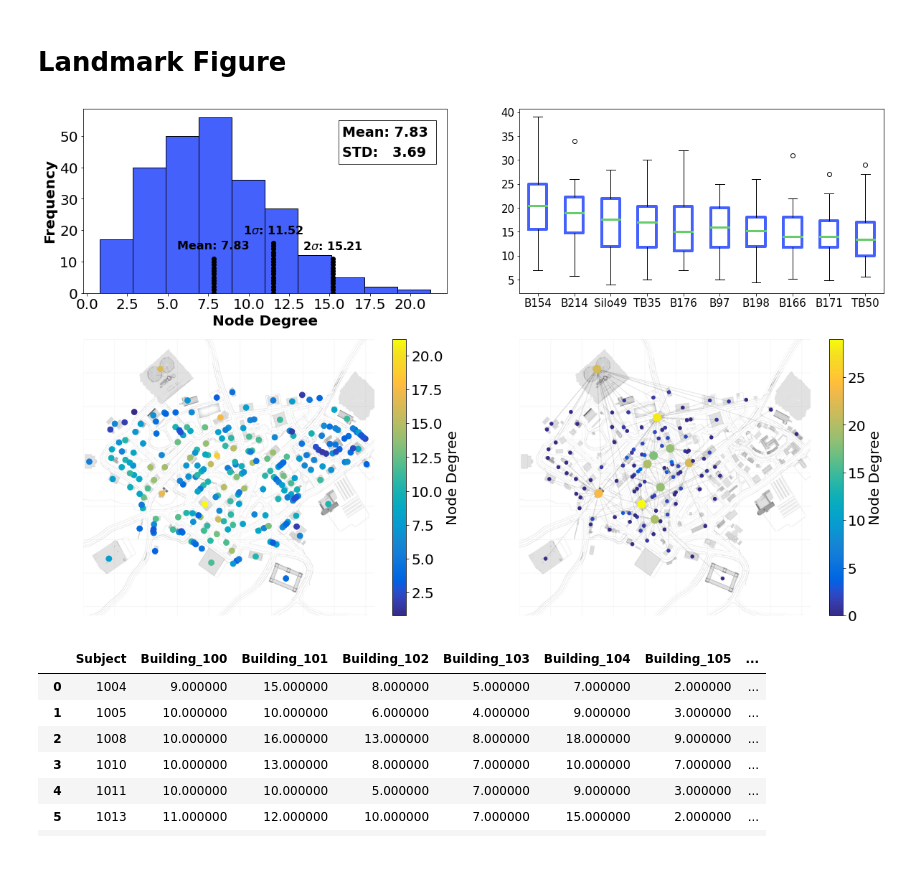
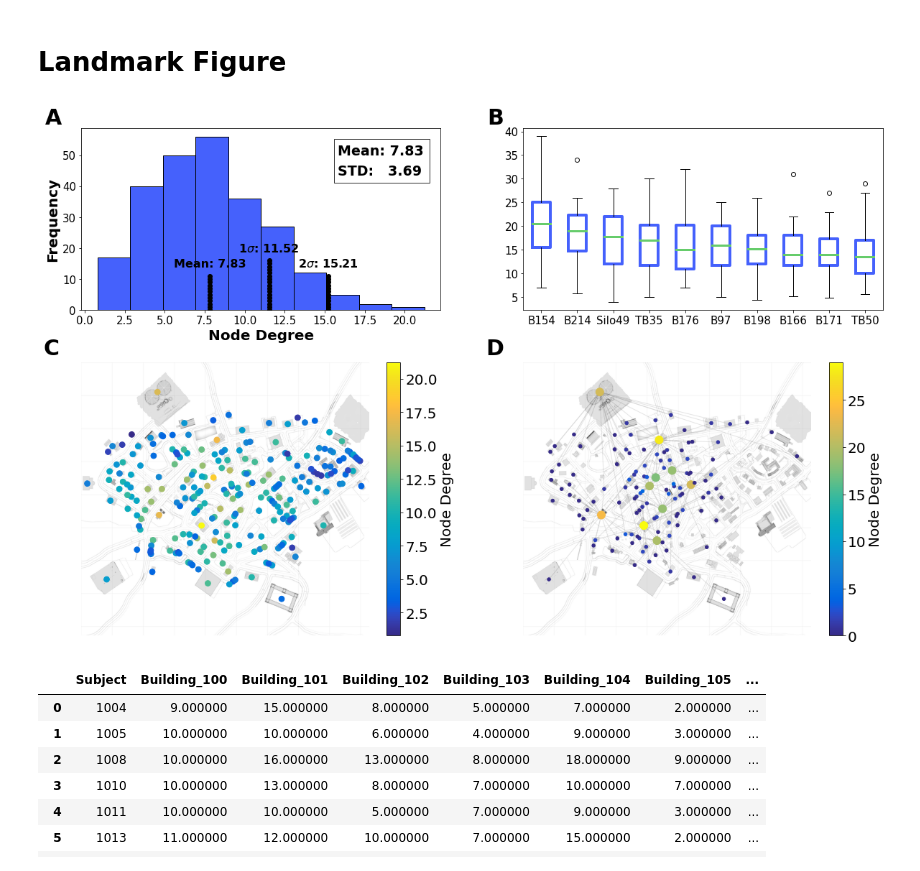
Before and after one commit to lucasessmann/GTA_ET, a Jupyter notebook: GraphAnalysis.ipynb, the cells around one changed output. Saved outputs shown, nothing was run; the diff lists cells and outputs as text; code cells hidden in the pictures.

```diff
--- a/GraphAnalysis.ipynb
+++ b/GraphAnalysis.ipynb
@@ -118,7 +115,12 @@ transform_matrix = transform_infos["perspective_transform_matrix"]
 white_bg_img = cv2.imread("./ressources/map_white.png")
 
 
+# Global variables
 fontsize = 20
+fontweight = 'bold'
+labelfontsize = 30
+figurelabels = ['A','B','C','D']
+
 
 green = [0.40,0.80,0.42]
 blue = [0.27,0.38,0.99]
@@ -776,7 +815,10 @@ AverageSubViewingDoc Dataframe saved
 # %%
 save_bool = True # True if you want to save the figure
 
-# Prep
+# load gazes and noise file
+gazes = pd.read_csv(GIT_GRAPH_PATH+ "all_gazes.csv")
+noise = pd.read_csv(GIT_GRAPH_PATH+ "all_noise.csv")
+
 
 all_views = np.concatenate((gazes.timeDiff.values, noise.timeDiff.values), axis=0)
 
@@ -800,18 +842,27 @@ gs = gridspec.GridSpec(ncols=2, nrows=1,
 
 ax1 = figgy.add_subplot(gs[0])
 plt.hist(all_views, 31, ec='k', color=blue)
-ax1.set_xlabel('Hitpoint Time (ms)', fontsize=fontsize)
-ax1.set_ylabel('Probability', fontsize=fontsize)
+ax1.set_xlabel('Hitpoint Time (ms)', fontsize=fontsize+10)
+ax1.set_ylabel('Probability', fontsize=fontsize+10)
 ax1.set_xticks([33, 233, 433, 633, 833, 1033])
 ax1.set_yticks([180000, 360000, 540000])
 prob_ticks = [round(180000/len(all_views),2), round(360000/len(all_views),2), round(540000/len(all_views),2)]
 ax1.set_yticklabels(prob_ticks)
 
+plt.setp(ax1.get_xticklabels(), Fontsize=fontsize+5)
+plt.setp(ax1.get_yticklabels(), Fontsize=fontsize+5)
+
+plt.text(-150,585000,figurelabels[0],fontdict={'fontweight':fontweight,'fontsize':labelfontsize})
+
+
+
 ax2 = figgy.add_subplot(gs[1])
 plt.pie(sizes, labels=labels, colors=colors,
 autopct='%1.1f%%', shadow=False, startangle=120)
-plt.rcParams['font.size'] = fontsize-5
+plt.rcParams['font.size'] = labelfontsize-5
 
+
+ax2.text(-1.2,1.2,figurelabels[1],fontdict={'fontweight':fontweight,'fontsize':labelfontsize})
 
 # ---------- SAVING ---------
 
@@ -1081,7 +1139,7 @@ if save_bool == True:
 # Landmark Figure
 # %%
 plot_edges_bool = False
-save_bool = False
+save_bool = True
 
 
 # PREPARATION
@@ -1191,8 +1249,8 @@ top10_short = ['B154', 'B214', 'Silo49', 'TB35', 'B176', 'B97', 'B198', 'B166',
 figgy = plt.figure(figsize=(20,13))
 # create grid for different subplots
 gs = gridspec.GridSpec(ncols=2, nrows=2,
-                         width_ratios=[1, 1], wspace=0.2,
-                         hspace=0.2, height_ratios=[1, 1.5])
+                         width_ratios=[1, 1], wspace=0.23,
+                         hspace=0.23, height_ratios=[1, 1.5])
 
 
 
@@ -1387,35 +1445,39 @@ nx.draw_networkx_edges(top10_graph,
 
 
 
 ax4.set_xlim(0,3800)
 ax4.set_ylim(300,3700)
 
 
 
 sm = plt.cm.ScalarMappable(cmap=parula_map, norm=plt.Normalize(vmin=vmin, vmax=vmax))
 sm.set_array([])
 cbar = plt.colorbar(sm)
 cbar.ax.tick_params(labelsize=20)
 cbar.set_label('Node Degree', size=20)
 
-
+# Figure Labels
+ax1.text(-2.5,60,figurelabels[0],fontdict={'fontweight':fontweight,'fontsize':labelfontsize})
+ax2.text(-0.5,41.5,figurelabels[1],fontdict={'fontweight':fontweight,'fontsize':labelfontsize})
+ax3.text(-500,3800,figurelabels[2],fontdict={'fontweight':fontweight,'fontsize':labelfontsize})
+ax4.text(-500,3800,figurelabels[3],fontdict={'fontweight':fontweight,'fontsize':labelfontsize})
 
 
 # ---------- SAVING ---------
 
 if save_bool == True:
     # saving the figure
     try:
         plt.savefig(GIT_GRAPH_PATH + "Landmark_Plot.png",
                     dpi=200,
                     format="PNG",
                     facecolor='white',
                     transparent=False,
                     bbox_inches = "tight")
     except:
         print("\tCould not save Landmark Plot as PNG!")
 # %% [output]
-[figure, old version]
+[figure, new version]
 # %%
 centrality_df
 # %% [output]
```
Also changed, not shown: parts of 8 cells of this notebook.
